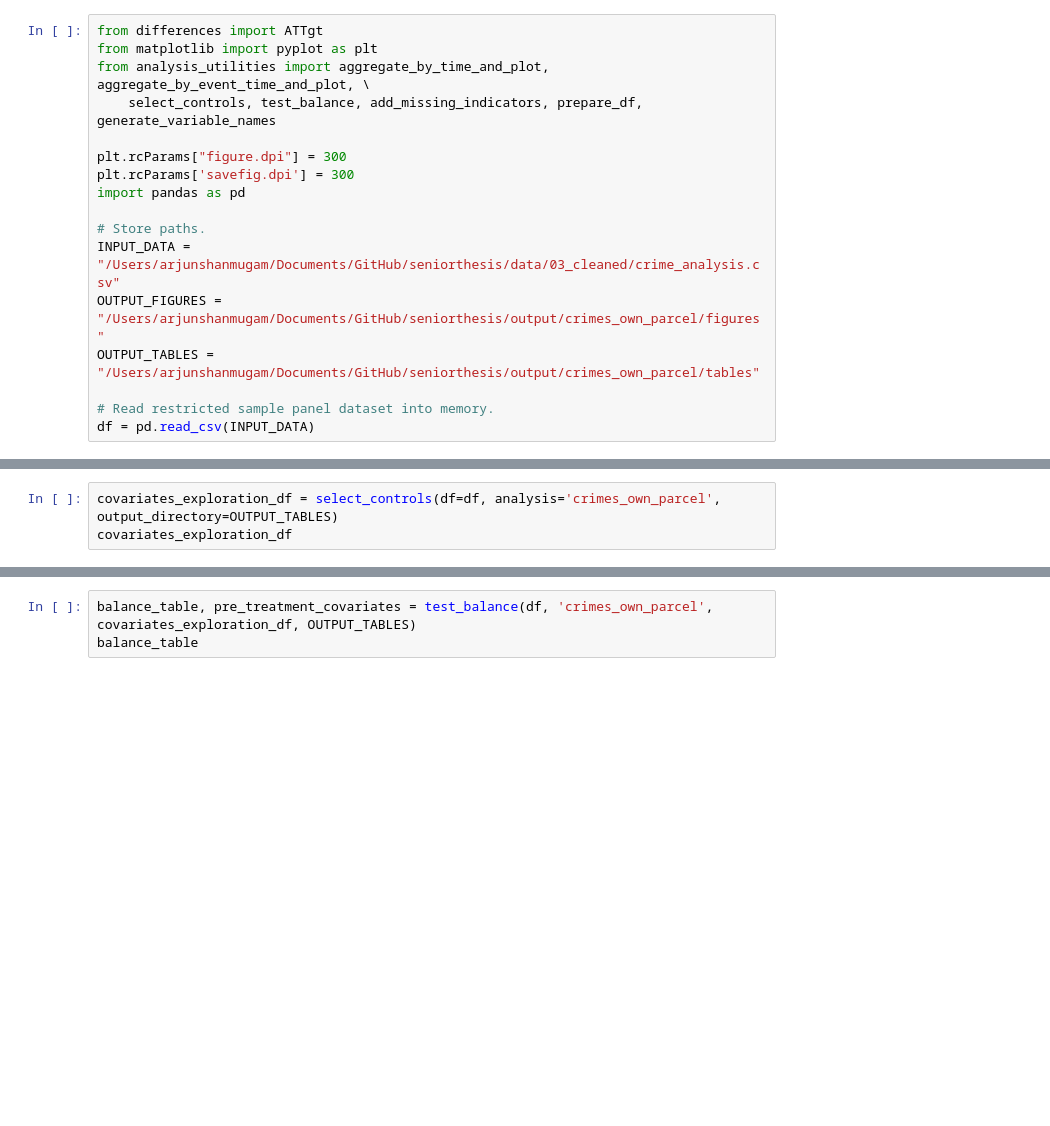
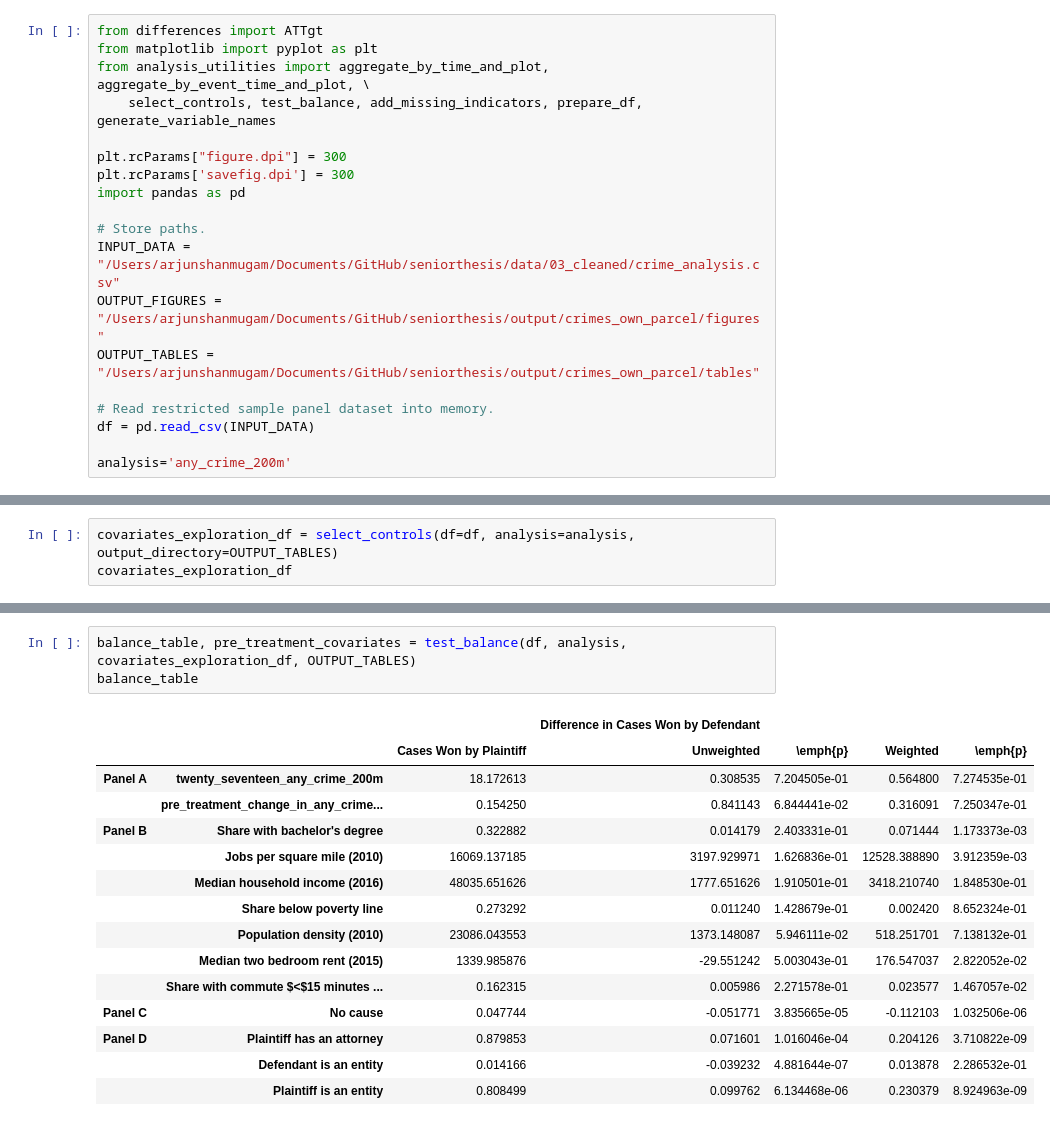
Before and after one commit to arjun-shanmugam/seniorthesis, a Jupyter notebook: src/02_analysis/03_DiD_crime_own_parcel_estimates.ipynb, the cells around one changed output, grey strips where cells are left out. Cells and saved outputs as stored; diff of their text form; blank space fills up the shorter version.

```diff
--- a/src/02_analysis/03_DiD_crime_own_parcel_estimates.ipynb
+++ b/src/02_analysis/03_DiD_crime_own_parcel_estimates.ipynb
@@ -15,3 +15,5 @@ OUTPUT_TABLES = "/Users/arjunshanmugam/Documents/GitHub/seniorthesis/output/crim
 
 # Read restricted sample panel dataset into memory.
 df = pd.read_csv(INPUT_DATA)
+
+analysis='any_crime_200m'
@@ -22,4 +27,4 @@ crimes_own_parcel
 # %%
-covariates_exploration_df = select_controls(df=df, analysis='crimes_own_parcel', output_directory=OUTPUT_TABLES)
+covariates_exploration_df = select_controls(df=df, analysis=analysis, output_directory=OUTPUT_TABLES)
 covariates_exploration_df
 # %% [output]
@@ -27,6 +51,22 @@ ValueError: Unrecognized argument for parameter analysis.
 # %%
-balance_table, pre_treatment_covariates = test_balance(df, 'crimes_own_parcel', covariates_exploration_df, OUTPUT_TABLES)
+balance_table, pre_treatment_covariates = test_balance(df, analysis, covariates_exploration_df, OUTPUT_TABLES)
 balance_table
+# %% [output]
+|  |  |  | Difference in Cases Won by Defendant |  |  |  |
+|  |  | Cases Won by Plaintiff | Unweighted | \emph{p} | Weighted | \emph{p} |
+| Panel A | twenty_seventeen_any_crime_200m | 18.172613 | 0.308535 | 7.204505e-01 | 0.564800 | 7.274535e-01 |
+|  | pre_treatment_change_in_any_crime... | 0.154250 | 0.841143 | 6.844441e-02 | 0.316091 | 7.250347e-01 |
+| Panel B | Share with bachelor's degree | 0.322882 | 0.014179 | 2.403331e-01 | 0.071444 | 1.173373e-03 |
+|  | Jobs per square mile (2010) | 16069.137185 | 3197.929971 | 1.626836e-01 | 12528.388890 | 3.912359e-03 |
+|  | Median household income (2016) | 48035.651626 | 1777.651626 | 1.910501e-01 | 3418.210740 | 1.848530e-01 |
+|  | Share below poverty line | 0.273292 | 0.011240 | 1.428679e-01 | 0.002420 | 8.652324e-01 |
+|  | Population density (2010) | 23086.043553 | 1373.148087 | 5.946111e-02 | 518.251701 | 7.138132e-01 |
+|  | Median two bedroom rent (2015) | 1339.985876 | -29.551242 | 5.003043e-01 | 176.547037 | 2.822052e-02 |
+|  | Share with commute $<$15 minutes ... | 0.162315 | 0.005986 | 2.271578e-01 | 0.023577 | 1.467057e-02 |
+| Panel C | No cause | 0.047744 | -0.051771 | 3.835665e-05 | -0.112103 | 1.032506e-06 |
+| Panel D | Plaintiff has an attorney | 0.879853 | 0.071601 | 1.016046e-04 | 0.204126 | 3.710822e-09 |
+|  | Defendant is an entity | 0.014166 | -0.039232 | 4.881644e-07 | 0.013878 | 2.286532e-01 |
+|  | Plaintiff is an entity | 0.808499 | 0.099762 | 6.134468e-06 | 0.230379 | 8.924963e-09 |
 # %%
 # Store treatment date variable -- may be either file_date or latest_docket_date -- and drop rows where missing.
 treatment_date_variable = 'file_date'
```
Also changed, not shown: parts of 10 cells of this notebook, 16 other files.
